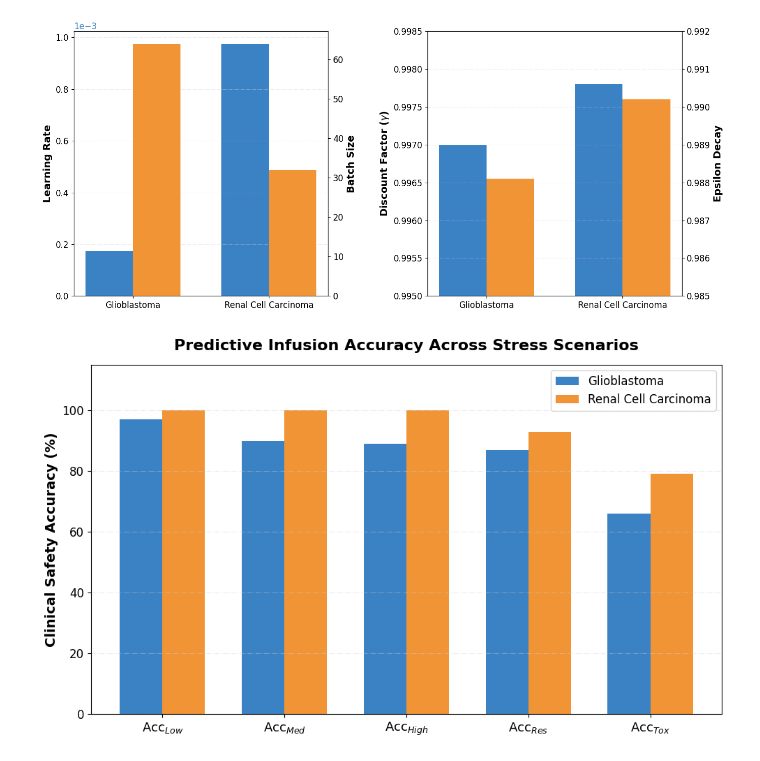
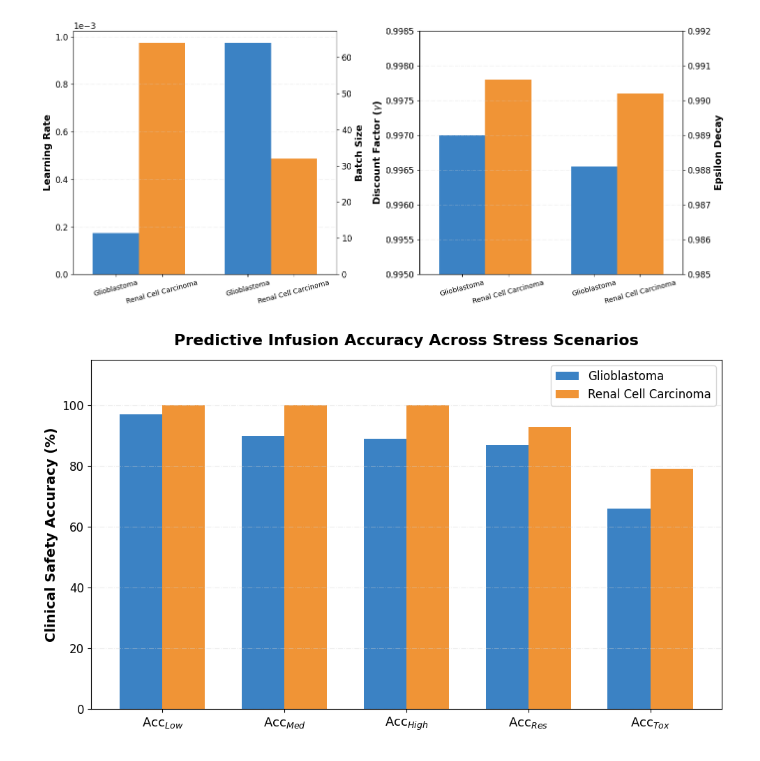
Before and after one commit to Volpi22/Sim_01_Toy_Tests, a Jupyter notebook: Test.ipynb, the cells around one changed output. Saved outputs shown, nothing was run; the diff lists cells and outputs as text; code cells hidden in the pictures.

```diff
--- a/Test.ipynb
+++ b/Test.ipynb
@@ -9,11 +9,15 @@ batch_size = [64, 32]
 gamma = [0.9970, 0.9978]
 epsilon_decay = [0.9881, 0.9902]
 
-# 2. Style configuration (matching the image)
-color_blue = '#3b82c4'   # Muted Matplotlib-style blue
-color_orange = '#f09436' # Muted Matplotlib-style orange
-width = 0.35             # Bar width
-x = np.arange(len(pathologies))
+# 2. Style configuration
+color_blue = '#3b82c4'   # Represents Glioblastoma
+color_orange = '#f09436' # Represents Renal Cell Carcinoma
+width = 0.35
+x = np.arange(2)         # We now have 2 groups: Metric 1 (Left) and Metric 2 (Right)
+
+# Labels sequence matching the new data mapping
+tick_positions = [x[0] - width/2, x[0] + width/2, x[1] - width/2, x[1] + width/2]
+tick_labels = [pathologies[0], pathologies[1], pathologies[0], pathologies[1]]
 
 # Create the 1x2 subplot figure
 fig, (ax1, ax2) = plt.subplots(1, 2, figsize=(14, 6))
@@ -23,65 +27,70 @@ fig, (ax1, ax2) = plt.subplots(1, 2, figsize=(14, 6))
 # ==========================================
 ax1_right = ax1.twinx()
 
-# Plot the dual bars side-by-side
-ax1.bar(x - width/2, learning_rate, width, color=color_blue)
-ax1_right.bar(x + width/2, batch_size, width, color=color_orange)
+# Group 0 (Left Cluster): Learning Rate (uses Left Axis ax1)
+ax1.bar(x[0] - width/2, learning_rate[0], width, color=color_blue)   # Glioblastoma LR
+ax1.bar(x[0] + width/2, learning_rate[1], width, color=color_orange) # Renal LR
 
-# Left Axis (Blue) - Learning Rate
+# Group 1 (Right Cluster): Batch Size (uses Right Axis ax1_right)
+ax1_right.bar(x[1] - width/2, batch_size[0], width, color=color_blue)   # Glioblastoma BS
+ax1_right.bar(x[1] + width/2, batch_size[1], width, color=color_orange) # Renal BS
+
+# Left Axis - Learning Rate
 ax1.set_ylabel('Learning Rate', color="black", fontsize=14, fontweight='bold')
 ax1.tick_params(axis='y', labelcolor="black", labelsize=12)
 ax1.ticklabel_format(style='sci', axis='y', scilimits=(0,0))
-ax1.yaxis.get_offset_text().set_color(color_blue)
+ax1.yaxis.get_offset_text().set_color('black') # Changed to black to avoid color confusion
 ax1.yaxis.get_offset_text().set_fontsize(12)
 
-# Right Axis (Orange) - Batch Size
+# Right Axis - Batch Size
 ax1_right.set_ylabel('Batch Size', color="black", fontsize=14, fontweight='bold')
 ax1_right.tick_params(axis='y', labelcolor="black", labelsize=12)
 
 # Styling and Grid
-ax1.set_xticks(x)
-ax1.set_xticklabels(pathologies, fontsize=12)
+ax1.set_xticks(tick_positions)
+ax1.set_xticklabels(tick_labels, fontsize=10, rotation=15, ha='center')
+ax1.set_xlim(-0.5, 1.5) # Keeps the clusters centered
 ax1.grid(axis='y', linestyle='-.', alpha=0.4, color='lightgray')
 
-#add some more space between the two subplots
-plt.subplots_adjust(wspace=100)
+plt.subplots_adjust(wspace=0.4)
 
 # ==========================================
 # PLOT 2: Discount Factor & Epsilon Decay
 # ==========================================
 ax2_right = ax2.twinx()
 
-# Because values are very close to 1.0, we offset the bottom to show variance
 base_gamma, base_eps = 0.9900, 0.9800
 
-# Plot the dual bars side-by-side (subtracting base to start bars higher up)
-ax2.bar(x - width/2, [g - base_gamma for g in gamma], width, bottom=base_gamma, color=color_blue)
-ax2_right.bar(x + width/2, [e - base_eps for e in epsilon_decay], width, bottom=base_eps, color=color_orange)
+# Group 0 (Left Cluster): Gamma (uses Left Axis ax2)
+ax2.bar(x[0] - width/2, gamma[0] - base_gamma, width, bottom=base_gamma, color=color_blue)   # Glioblastoma Gamma
+ax2.bar(x[0] + width/2, gamma[1] - base_gamma, width, bottom=base_gamma, color=color_orange) # Renal Gamma
 
-# Left Axis (Blue) - Gamma
+# Group 1 (Right Cluster): Epsilon Decay (uses Right Axis ax2_right)
+ax2_right.bar(x[1] - width/2, epsilon_decay[0] - base_eps, width, bottom=base_eps, color=color_blue)   # Glioblastoma Eps
+ax2_right.bar(x[1] + width/2, epsilon_decay[1] - base_eps, width, bottom=base_eps, color=color_orange) # Renal Eps
+
+# Left Axis - Gamma
 ax2.set_ylabel(r'Discount Factor ($\gamma$)', color="black", fontsize=14, fontweight='bold')
 ax2.tick_params(axis='y', labelcolor="black", labelsize=12)
-ax2.set_ylim(0.9950, 0.9985) # Zoom in to show the variance
+ax2.set_ylim(0.9950, 0.9985)
 
-# Right Axis (Orange) - Epsilon Decay
+# Right Axis - Epsilon Decay
 ax2_right.set_ylabel('Epsilon Decay', color="black", fontsize=14, fontweight='bold')
 ax2_right.tick_params(axis='y', labelcolor="black", labelsize=12)
-ax2_right.set_ylim(0.9850, 0.9920) # Zoom in to show the variance
+ax2_right.set_ylim(0.9850, 0.9920)
 
 # Styling and Grid
-ax2.set_xticks(x)
-ax2.set_xticklabels(pathologies, fontsize=12)
+ax2.set_xticks(tick_positions)
+ax2.set_xticklabels(tick_labels, fontsize=10, rotation=15, ha='center')
+ax2.set_xlim(-0.5, 1.5) # Keeps the clusters centered
 ax2.grid(axis='y', linestyle='-.', alpha=0.4, color='lightgray')
 
 # Final layout adjustments
 plt.tight_layout()
-
-#save the figure as pdf
 plt.savefig('pathology_hyperparameters.pdf', format='pdf', bbox_inches='tight')
-
 plt.show()
 # %% [output]
-[figure, old version]
+[figure, new version]
 # %%
 import matplotlib.pyplot as plt
 import numpy as np
```
Also changed, not shown: parts of 1 cell of this notebook, 17 other files.
